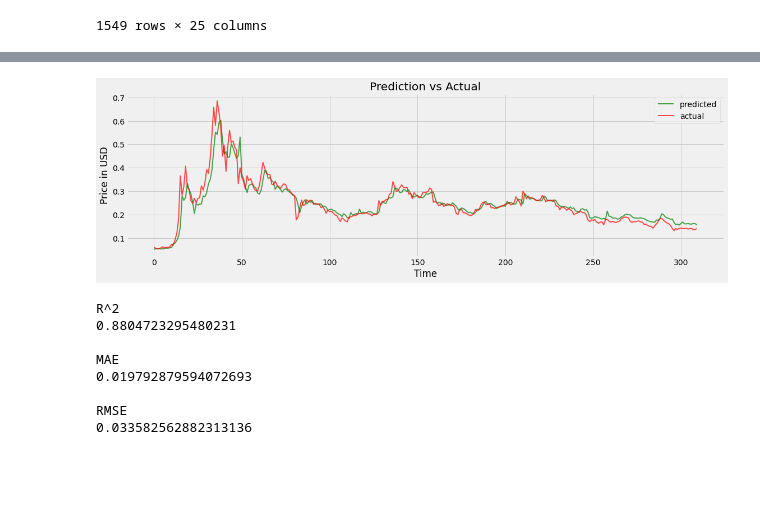
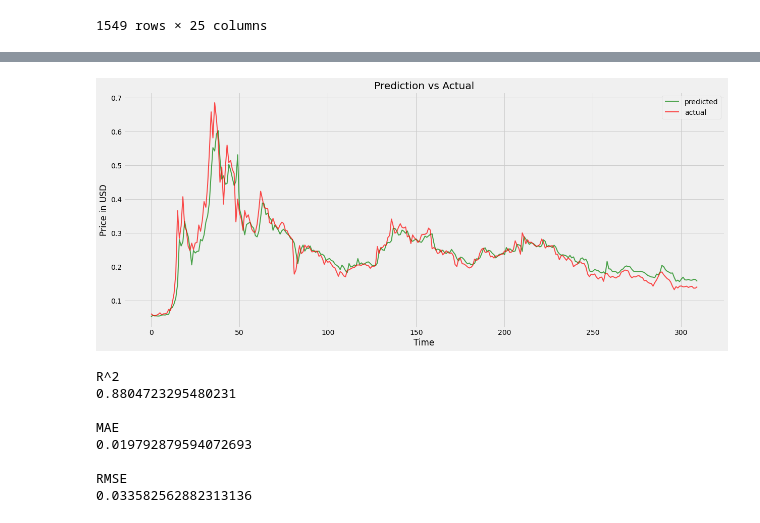
Before and after one commit to AnLong98/SIAP_2022, a Jupyter notebook: notebooks/doge_svr_linear.ipynb, the cells around one changed output, grey strips where cells are left out. Drawn from its saved outputs; the diff is of its cells as text; code cells hidden in the pictures; blank space fills up the shorter version.

```diff
--- a/notebooks/doge_svr_linear.ipynb
+++ b/notebooks/doge_svr_linear.ipynb
@@ -176,0 +173,17 @@ SVR(C=1000.0, epsilon=0.02, gamma='auto', kernel='linear')
+# %%
+from sklearn.svm import SVR
+from sklearn.model_selection import GridSearchCV
+#parameters = [{'kernel': ['linear'], 'gamma': ["auto", 1e-5, 1e-6],'C': [1, 10, 100, 1000], 'epsilon' : [0.1, 0.02, 0.022, 0.002]}]
+
+#print("Tuning hyper-parameters")
+#svr = SVR()
+#svr_linear = GridSearchCV(svr, parameters)
+
+#svr_linear.fit(X_l, y_p)
+#svr_linear.best_params_
+
+e = 0.02
+svr_linear = SVR(kernel='linear', C = 1e3, gamma="auto", epsilon=e)
+svr_linear.fit(X_l, y_p)
+
+#{'C': 1, 'epsilon': 0.002, 'gamma': 'auto', 'kernel': 'linear'}
@@ -281,15 +314,15 @@ df
 # %%
-plt.figure(figsize=(17,5))
+plt.figure(figsize=(19,8))
 plt.plot(final_prediction, label='Prediction', lw=2, alpha =.7, color = "green")
 plt.plot(y_test, label='Actual', lw=2, alpha =.7, color = "red")
 plt.legend(['predicted', "actual"])
 plt.title('Prediction vs Actual')
 plt.ylabel('Price in USD')
 plt.xlabel('Time')
 
 plt.show()
 # %% [output]
-[figure, old version]
+[figure, new version]
 # %%
 from math import sqrt
 from sklearn.metrics import mean_absolute_error, mean_squared_error
```
Also changed, not shown: parts of 5 cells of this notebook, 3 other files.
